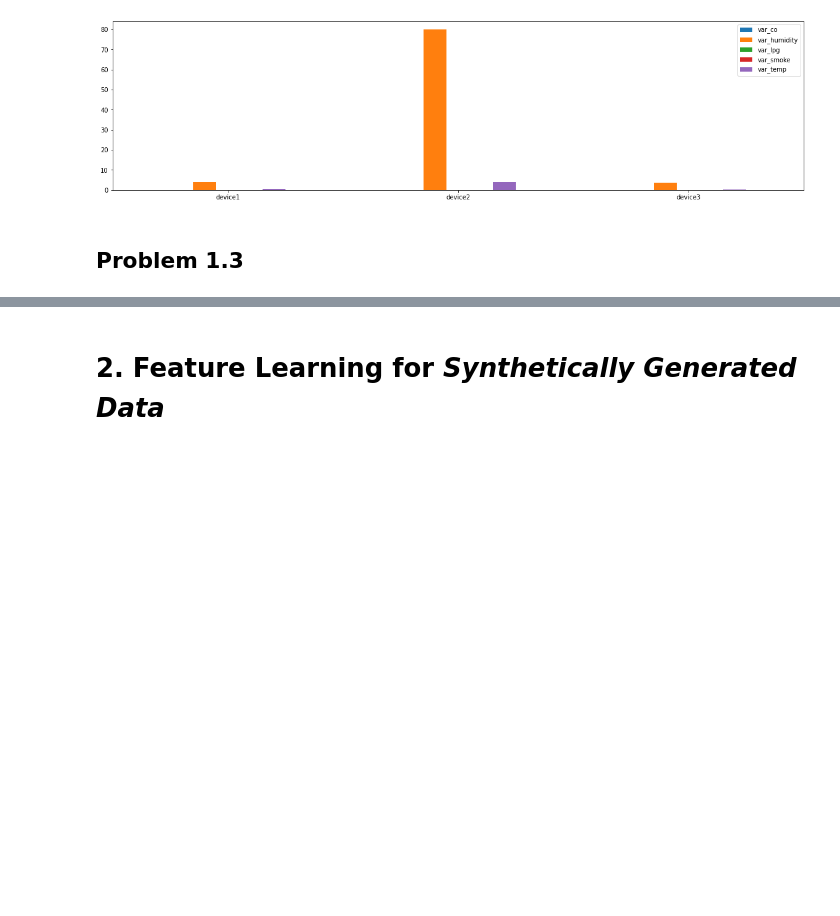
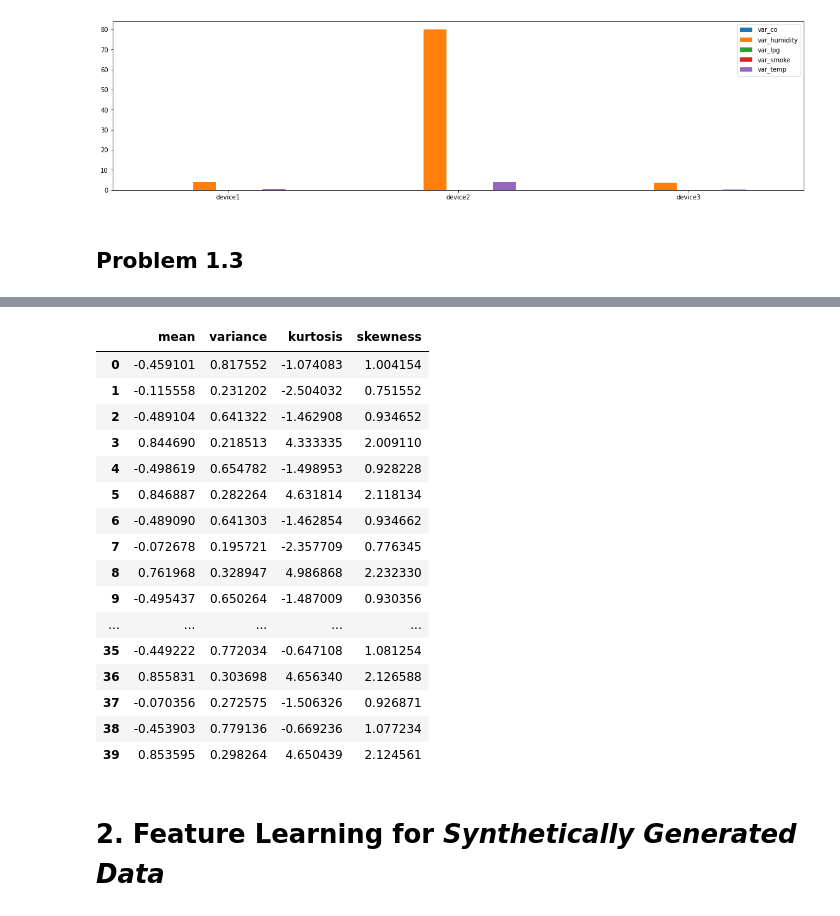
Before and after one commit to sdasmaha/Ml_Engineers_445, a Jupyter notebook: ML_HW_Notebook2.ipynb, the cells around one changed output, grey strips where cells are left out. Drawn from its saved outputs; the diff is of its cells as text; code cells hidden in the pictures; blank space fills up the shorter version.

```diff
--- a/ML_HW_Notebook2.ipynb
+++ b/ML_HW_Notebook2.ipynb
@@ -312,0 +287,6 @@ ax2 = df2.plot.bar(rot=0,figsize=(20,5))
+# %%
+df_new = pd.DataFrame()
+df_new["mean"] = one_hot_encoded_df[["co","humidity", "lpg", "smoke", "temp"]].mean(axis=1)
+df_new["variance"] = one_hot_encoded_df[["co","humidity", "lpg", "smoke", "temp"]].var(axis=1)
+df_new["kurtosis"] = one_hot_encoded_df[["co","humidity", "lpg", "smoke", "temp"]].kurtosis(axis=1)
+df_new["skewness"] = one_hot_encoded_df[["co","humidity", "lpg", "smoke", "temp"]].skew(axis=1)
@@ -313,3 +308,23 @@ ax2 = df2.plot.bar(rot=0,figsize=(20,5))
+# %%
+df_new.head(40)
+# %% [output]
+|  | mean | variance | kurtosis | skewness |
+| 0 | -0.459101 | 0.817552 | -1.074083 | 1.004154 |
+| 1 | -0.115558 | 0.231202 | -2.504032 | 0.751552 |
+| 2 | -0.489104 | 0.641322 | -1.462908 | 0.934652 |
+| 3 | 0.844690 | 0.218513 | 4.333335 | 2.009110 |
+| 4 | -0.498619 | 0.654782 | -1.498953 | 0.928228 |
+| 5 | 0.846887 | 0.282264 | 4.631814 | 2.118134 |
+| 6 | -0.489090 | 0.641303 | -1.462854 | 0.934662 |
+| 7 | -0.072678 | 0.195721 | -2.357709 | 0.776345 |
+| 8 | 0.761968 | 0.328947 | 4.986868 | 2.232330 |
+| 9 | -0.495437 | 0.650264 | -1.487009 | 0.930356 |
+| ... | ... | ... | ... | ... |
+| 35 | -0.449222 | 0.772034 | -0.647108 | 1.081254 |
+| 36 | 0.855831 | 0.303698 | 4.656340 | 2.126588 |
+| 37 | -0.070356 | 0.272575 | -1.506326 | 0.926871 |
+| 38 | -0.453903 | 0.779136 | -0.669236 | 1.077234 |
+| 39 | 0.853595 | 0.298264 | 4.650439 | 2.124561 |
 # %% [markdown]
 # 2. Feature Learning for _Synthetically Generated Data_
 # %% [markdown]
```
Also changed, not shown: parts of 68 cells of this notebook.
